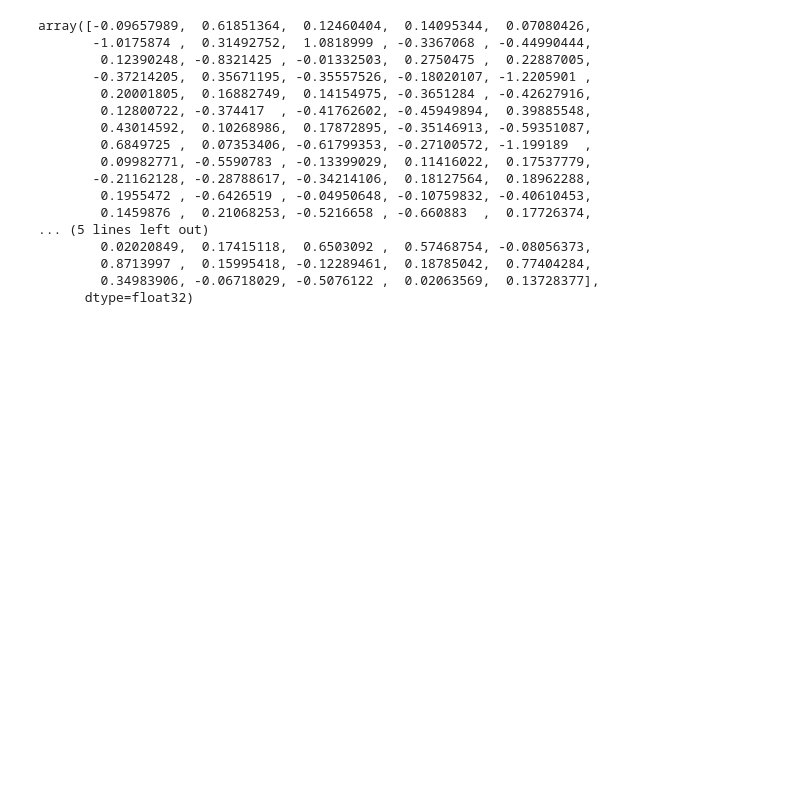
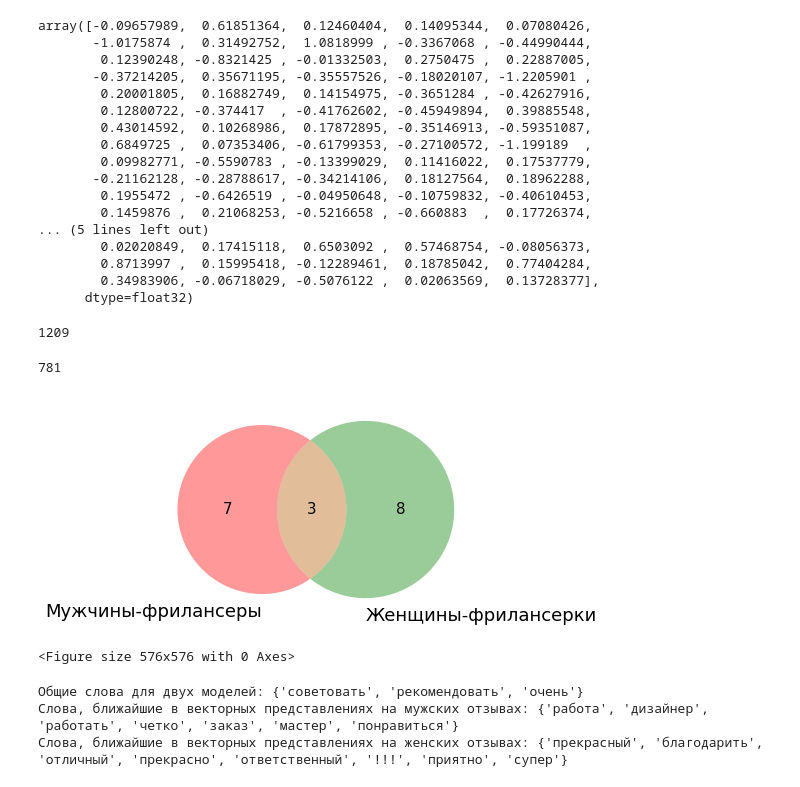
Before and after one commit to nezubkova/nlp-gender, a Jupyter notebook: analysis.ipynb, the cells around one changed output. Drawn from its saved outputs; the diff is of its cells as text; code cells hidden in the pictures; blank space fills up the shorter version.

```diff
--- a/analysis.ipynb
+++ b/analysis.ipynb
@@ -595,3 +595,13 @@ array([-0.09657989,  0.61851364,  0.12460404,  0.14095344,  0.07080426,
         0.8713997 ,  0.15995418, -0.12289461,  0.18785042,  0.77404284,
         0.34983906, -0.06718029, -0.5076122 ,  0.02063569,  0.13728377],
       dtype=float32)
+# %%
+# количество отзывов со словом специалист при описании женщин
+pd.Series(data_female).apply(lambda text: 'специалист' in text).sum()
+# %% [output]
+1209
+# %%
+# количество отзывов со словом специалист при описании мужчин
+pd.Series(data_male).apply(lambda text: 'специалист' in text).sum()
+# %% [output]
+781
@@ -597,0 +611,16 @@ array([-0.09657989,  0.61851364,  0.12460404,  0.14095344,  0.07080426,
+# %%
+male = set(list(map(lambda x: x[0], model1.wv.most_similar('специалист'))))
+female = set(list(map(lambda x: x[0], model2.wv.most_similar('специалист', topn=11))))
+
+c = venn2([male, female], ('Мужчины-фрилансеры', 'Женщины-фрилансерки'))
+plt.figure(figsize=(8,8))
+plt.show()
+print(f'Общие слова для двух моделей: {set(female) & set(male)}')
+print(f'Слова, ближайшие в векторных представлениях на мужских отзывах: {set(male) - set(female)}')
+print(f'Слова, ближайшие в векторных представлениях на женских отзывах: {set(female) - set(male)}')
+# %% [output]
+[figure, added]
+<Figure size 576x576 with 0 Axes>
+Общие слова для двух моделей: {'советовать', 'рекомендовать', 'очень'}
+Слова, ближайшие в векторных представлениях на мужских отзывах: {'работа', 'дизайнер', 'работать', 'четко', 'заказ', 'мастер', 'понравиться'}
+Слова, ближайшие в векторных представлениях на женских отзывах: {'прекрасный', 'благодарить', 'отличный', 'прекрасно', 'ответственный', '!!!', 'приятно', 'супер'}
```
Also changed, not shown: parts of 5 cells of this notebook.
